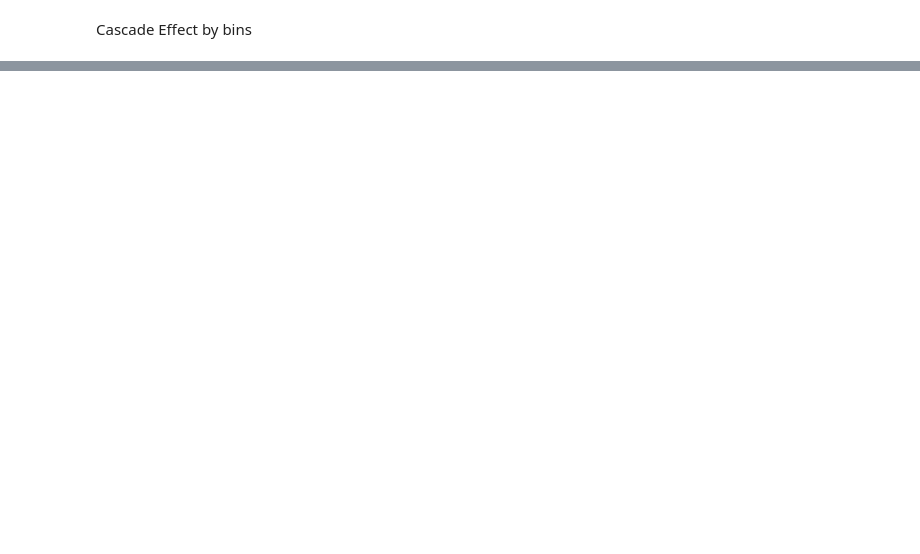
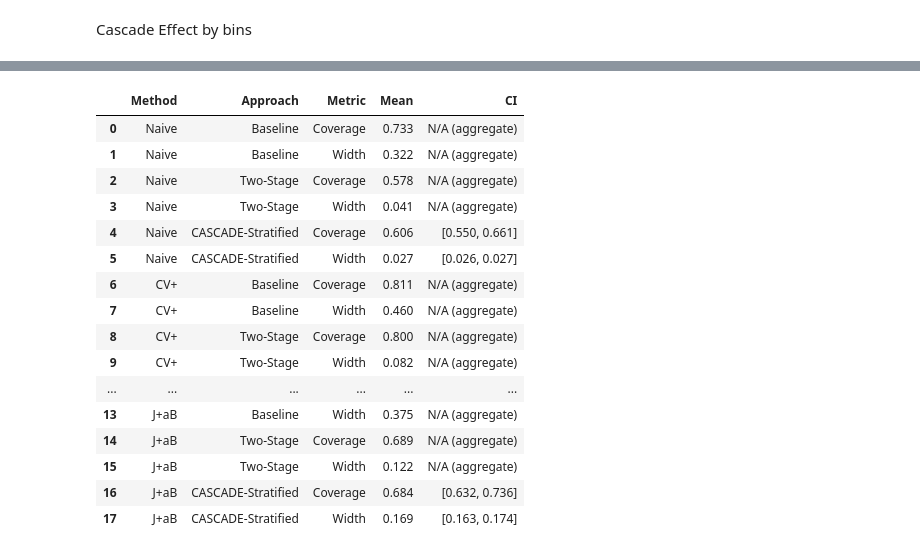
Before and after one commit to rdiazrincon/cascade_conformal_pd, a Jupyter notebook: cascade_conformal_pd.ipynb, the cells around one changed output, grey strips where cells are left out. Saved outputs shown, nothing was run; the diff lists cells and outputs as text; code cells hidden in the pictures; blank space fills up the shorter version.

```diff
--- a/cascade_conformal_pd.ipynb
+++ b/cascade_conformal_pd.ipynb
@@ -820,0 +891,80 @@ Key Results:
+# %%
+summary_data = []
+
+for method in methods:
+    # Baseline
+    summary_data.append({
+        'Method': method_names[method],
+        'Approach': 'Baseline',
+        'Metric': 'Coverage',
+        'Mean': f"{baseline_1y[method]['coverage']:.3f}",
+        'CI': 'N/A (aggregate)'
+    })
+    summary_data.append({
+        'Method': method_names[method],
+        'Approach': 'Baseline',
+        'Metric': 'Width',
+        'Mean': f"{baseline_1y[method]['width']:.3f}",
+        'CI': 'N/A (aggregate)'
+    })
+
+    # Two-Stage
+    summary_data.append({
+        'Method': method_names[method],
+        'Approach': 'Two-Stage',
+        'Metric': 'Coverage',
+        'Mean': f"{twostage_1y[method]['coverage']:.3f}",
+        'CI': 'N/A (aggregate)'
+    })
+    summary_data.append({
+        'Method': method_names[method],
+        'Approach': 'Two-Stage',
+        'Metric': 'Width',
+        'Mean': f"{twostage_1y[method]['width']:.3f}",
+        'CI': 'N/A (aggregate)'
+    })
+
+    # CASCADE Stratified
+    cov = stratified[method]['coverage']
+    width = stratified[method]['width']
+
+    mean_cov = np.mean(cov)
+    ci_cov = bootstrap_ci(cov)
+    summary_data.append({
+        'Method': method_names[method],
+        'Approach': 'CASCADE-Stratified',
+        'Metric': 'Coverage',
+        'Mean': f'{mean_cov:.3f}',
+        'CI': f'[{ci_cov[0]:.3f}, {ci_cov[1]:.3f}]'
+    })
+
+    mean_width = np.mean(width)
+    ci_width = bootstrap_ci(width)
+    summary_data.append({
+        'Method': method_names[method],
+        'Approach': 'CASCADE-Stratified',
+        'Metric': 'Width',
+        'Mean': f'{mean_width:.3f}',
+        'CI': f'[{ci_width[0]:.3f}, {ci_width[1]:.3f}]'
+    })
+
+df_summary = pd.DataFrame(summary_data)
+display(df_summary)
+# %% [output]
+|  | Method | Approach | Metric | Mean | CI |
+| 0 | Naive | Baseline | Coverage | 0.733 | N/A (aggregate) |
+| 1 | Naive | Baseline | Width | 0.322 | N/A (aggregate) |
+| 2 | Naive | Two-Stage | Coverage | 0.578 | N/A (aggregate) |
+| 3 | Naive | Two-Stage | Width | 0.041 | N/A (aggregate) |
+| 4 | Naive | CASCADE-Stratified | Coverage | 0.606 | [0.550, 0.661] |
+| 5 | Naive | CASCADE-Stratified | Width | 0.027 | [0.026, 0.027] |
+| 6 | CV+ | Baseline | Coverage | 0.811 | N/A (aggregate) |
+| 7 | CV+ | Baseline | Width | 0.460 | N/A (aggregate) |
+| 8 | CV+ | Two-Stage | Coverage | 0.800 | N/A (aggregate) |
+| 9 | CV+ | Two-Stage | Width | 0.082 | N/A (aggregate) |
+| ... | ... | ... | ... | ... | ... |
+| 13 | J+aB | Baseline | Width | 0.375 | N/A (aggregate) |
+| 14 | J+aB | Two-Stage | Coverage | 0.689 | N/A (aggregate) |
+| 15 | J+aB | Two-Stage | Width | 0.122 | N/A (aggregate) |
+| 16 | J+aB | CASCADE-Stratified | Coverage | 0.684 | [0.632, 0.736] |
+| 17 | J+aB | CASCADE-Stratified | Width | 0.169 | [0.163, 0.174] |
```
Also changed, not shown: parts of 33 cells of this notebook.
